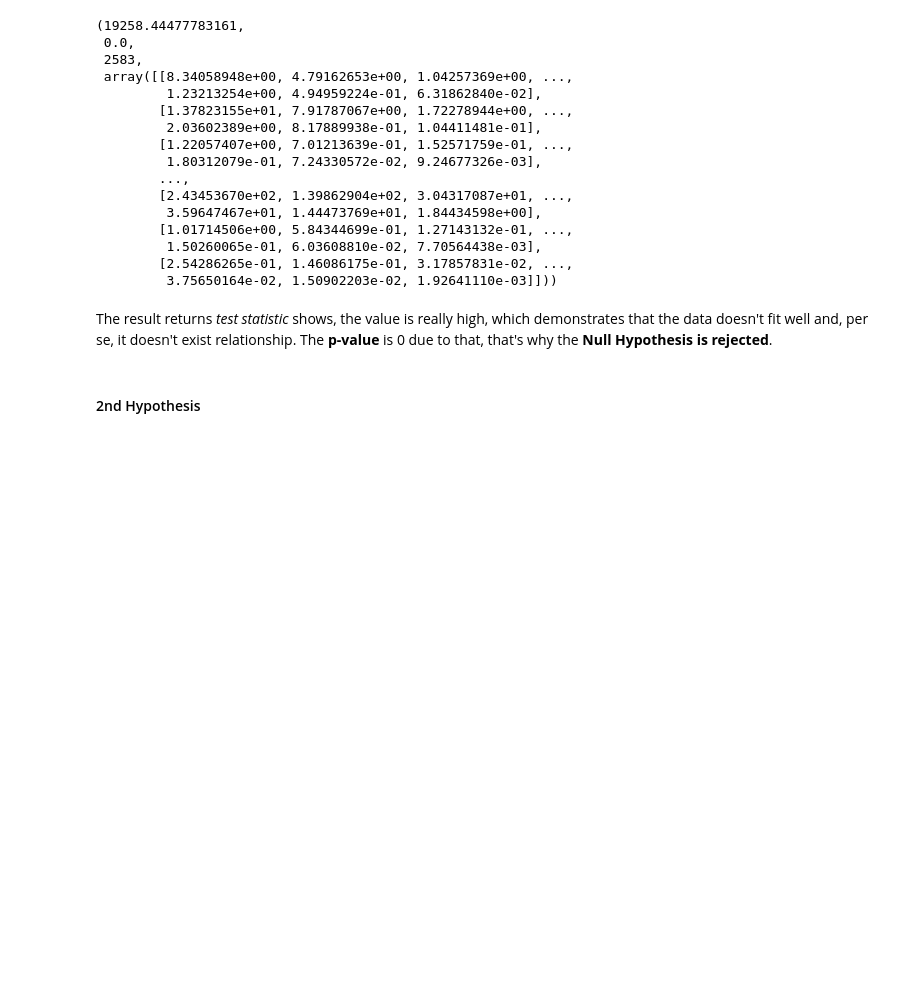
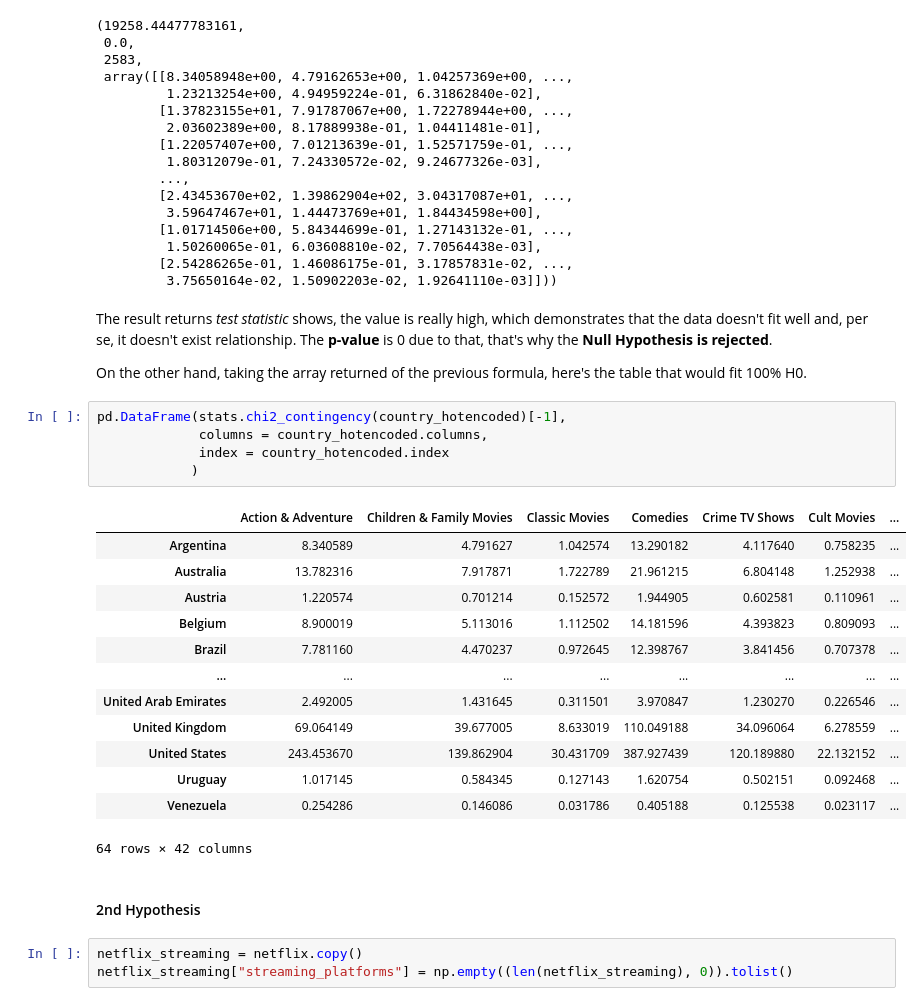
Before and after one commit to VictorLJay/Netflix-Analysis, a Jupyter notebook: your-project/Project 5 - Netflix Analysis.ipynb, the cells around one changed output. Drawn from its saved outputs; the diff is of its cells as text; blank space fills up the shorter version.

```diff
--- a/your-project/Project 5 - Netflix Analysis.ipynb
+++ b/your-project/Project 5 - Netflix Analysis.ipynb
@@ -102,5 +113,29 @@ stats.chi2_contingency(country_hotencoded)
          3.75650164e-02, 1.50902203e-02, 1.92641110e-03]]))
 # %% [markdown]
 The result returns *test statistic* shows, the value is really high, which demonstrates that the data doesn't fit well and, per se, it doesn't exist relationship. The **p-value** is 0 due to that, that's why the **Null Hypothesis is rejected**.
+
+On the other hand, taking the array returned of the previous formula, here's the table that would fit 100% H0.
+# %%
+pd.DataFrame(stats.chi2_contingency(country_hotencoded)[-1],
+             columns = country_hotencoded.columns,
+             index = country_hotencoded.index
+            )
+# %% [output]
+|  | Action & Adventure | Children & Family Movies | Classic Movies | Comedies | Crime TV Shows | Cult Movies | ... |
+| Argentina | 8.340589 | 4.791627 | 1.042574 | 13.290182 | 4.117640 | 0.758235 | ... |
+| Australia | 13.782316 | 7.917871 | 1.722789 | 21.961215 | 6.804148 | 1.252938 | ... |
+| Austria | 1.220574 | 0.701214 | 0.152572 | 1.944905 | 0.602581 | 0.110961 | ... |
+| Belgium | 8.900019 | 5.113016 | 1.112502 | 14.181596 | 4.393823 | 0.809093 | ... |
+| Brazil | 7.781160 | 4.470237 | 0.972645 | 12.398767 | 3.841456 | 0.707378 | ... |
+| ... | ... | ... | ... | ... | ... | ... | ... |
+| United Arab Emirates | 2.492005 | 1.431645 | 0.311501 | 3.970847 | 1.230270 | 0.226546 | ... |
+| United Kingdom | 69.064149 | 39.677005 | 8.633019 | 110.049188 | 34.096064 | 6.278559 | ... |
+| United States | 243.453670 | 139.862904 | 30.431709 | 387.927439 | 120.189880 | 22.132152 | ... |
+| Uruguay | 1.017145 | 0.584345 | 0.127143 | 1.620754 | 0.502151 | 0.092468 | ... |
+| Venezuela | 0.254286 | 0.146086 | 0.031786 | 0.405188 | 0.125538 | 0.023117 | ... |
+64 rows × 42 columns
 # %% [markdown]
 #### 2nd Hypothesis
+# %%
+netflix_streaming = netflix.copy()
+netflix_streaming["streaming_platforms"] = np.empty((len(netflix_streaming), 0)).tolist()
```
Also changed, not shown: parts of 21 cells of this notebook, 9 other files.
